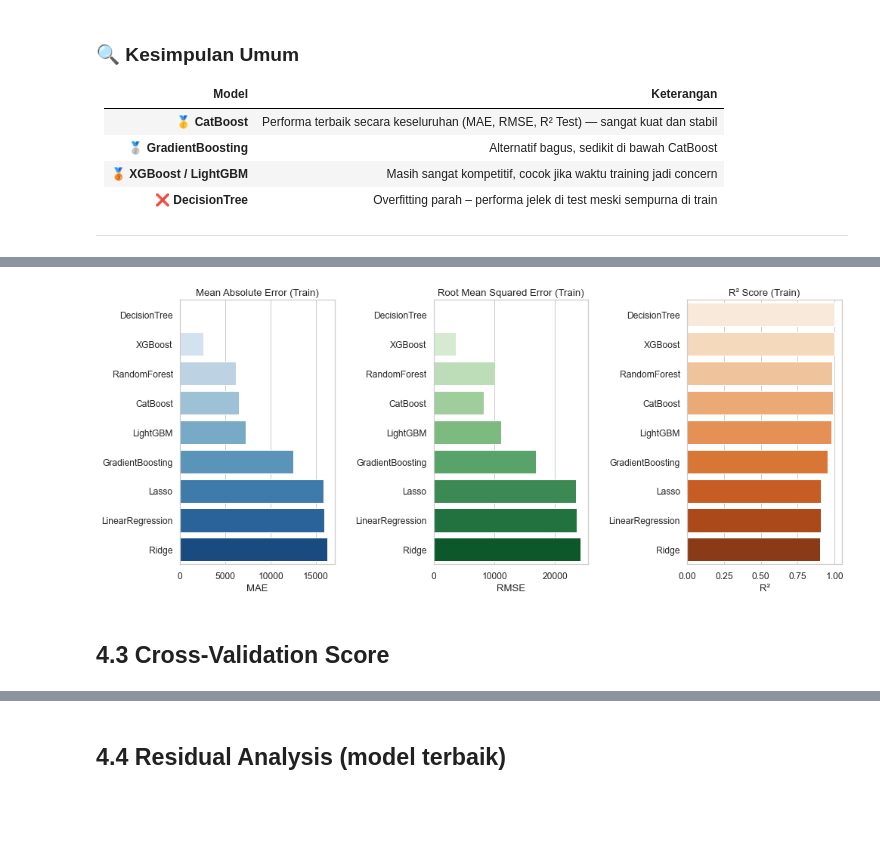
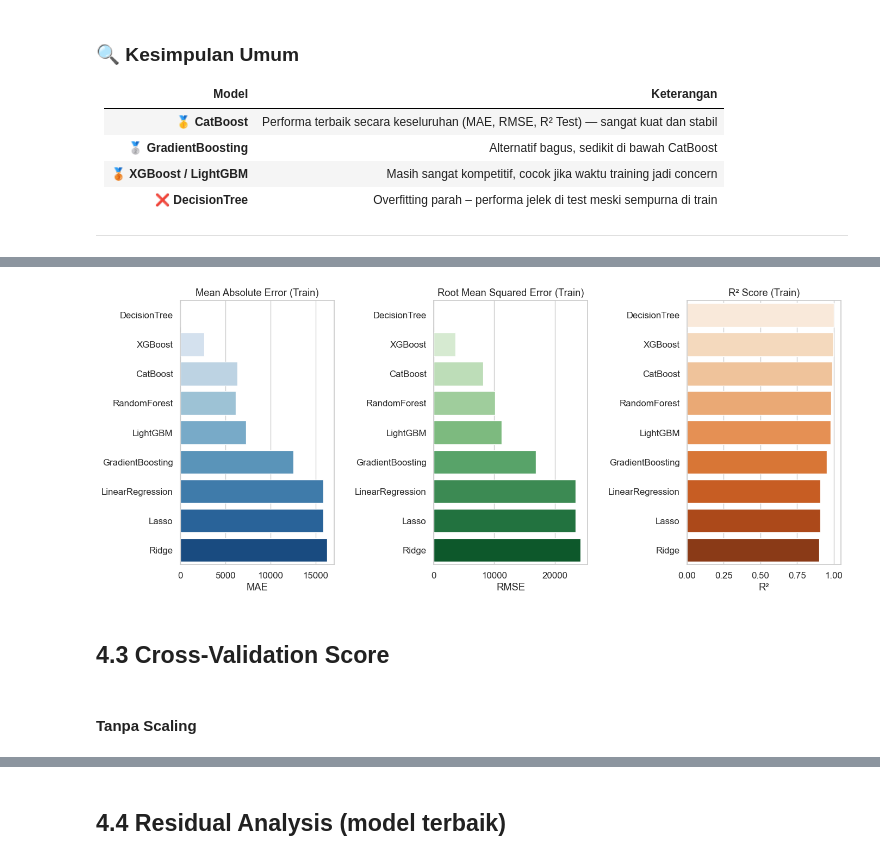
Before and after one commit to tegarpp354/LearningAI, a Jupyter notebook: Projects/1. AmesHousingPricePrediction/HousePricingPrediction.ipynb, the cells around one changed output, grey strips where cells are left out. Cells and saved outputs as stored; diff of their text form; code cells hidden in the pictures; blank space fills up the shorter version.

```diff
--- a/Projects/1. AmesHousingPricePrediction/HousePricingPrediction.ipynb
+++ b/Projects/1. AmesHousingPricePrediction/HousePricingPrediction.ipynb
@@ -343,4 +350,7 @@ top_corr_df
 | 9 | Garage Yr Blt | 0.526965 |
 # %% [markdown]
 ### 2.1.4 Visualisasi heatmap korelasi (top 10)
+# %%
+sns.set_style("whitegrid")  # ini yang benar untuk seaborn
+sns.set_palette("Set2")
 # %%
@@ -725,9 +1036,10 @@ CatBoost: [153117.03082404 101597.89198565 192261.08645847 137545.99647012
 # 11. Evaluasi performa
 def evaluate_model(y_true, y_pred):
     mae = mean_absolute_error(y_true, y_pred)
-    rmse = mean_squared_error(y_true, y_pred, squared=False)
+    rmse = mean_squared_error(y_true, y_pred) ** 0.5  # manual RMSE
     r2 = r2_score(y_true, y_pred)
     return mae, rmse, r2
+
 
 results = []
 
@@ -737,9 +1049,9 @@ for name, preds in predictions.items():
 
     results.append({
         "Model": name,
-        "MAE Train": mae_train,
-        "RMSE Train": rmse_train,
-        "R² Train": r2_train,
+        # "MAE Train": mae_train,
+        # "RMSE Train": rmse_train,
+        # "R² Train": r2_train,
         "MAE Test": mae_test,
         "RMSE Test": rmse_test,
         "R² Test": r2_test
@@ -816,3 +1122,21 @@ plt.show()
 | ❌ **DecisionTree**    | Overfitting parah – performa jelek di test meski sempurna di train                      |
 
 ---
+# %%
+results_train = []
+for name, preds in predictions.items():
+    mae_train, rmse_train, r2_train = evaluate_model(y_train, preds['train'])
+    mae_test, rmse_test, r2_test = evaluate_model(y_test, preds['test'])
+
+    results_train.append({
+        "Model": name,
+        "MAE Train": mae_train,
+        "RMSE Train": rmse_train,
+        "R² Train": r2_train,
+    })
+
+# Tampilkan sebagai DataFrame
+results_train_df = pd.DataFrame(results_train).sort_values(by="RMSE Train")
+pd.set_option('display.float_format', lambda x: '%.2f' % x)
+print("\n=== Evaluation Results ===")
+print(results_train_df)
@@ -819,42 +1155,37 @@ plt.show()
 # %%
-# Gunakan dataframe yang sama, tapi fokus pada metrik train
-# Drop model gagal jika ada
-results_filtered = results_df[results_df['R² Train'] > 0]  # Atau sesuaikan jika ada outlier
-
-# Urutkan berdasarkan MAE Train terkecil
-results_sorted_train = results_filtered.sort_values(by='MAE Train')
-
 # Set style
 sns.set(style="whitegrid", font_scale=1.1)
 plt.figure(figsize=(14, 6))
 
 # Plot MAE Train
 plt.subplot(1, 3, 1)
-sns.barplot(x='MAE Train', y='Model', data=results_sorted_train, palette='Blues')
+sns.barplot(x='MAE Train', y='Model', data=results_train_df, hue='Model', palette='Blues', legend=False)
 plt.title('Mean Absolute Error (Train)')
 plt.xlabel('MAE')
 plt.ylabel('')
 
 # Plot RMSE Train
 plt.subplot(1, 3, 2)
-sns.barplot(x='RMSE Train', y='Model', data=results_sorted_train, palette='Greens')
+sns.barplot(x='RMSE Train', y='Model', data=results_train_df, hue='Model', palette='Greens', legend=False)
 plt.title('Root Mean Squared Error (Train)')
 plt.xlabel('RMSE')
 plt.ylabel('')
 
 # Plot R² Train
 plt.subplot(1, 3, 3)
-sns.barplot(x='R² Train', y='Model', data=results_sorted_train, palette='Oranges')
+sns.barplot(x='R² Train', y='Model', data=results_train_df, hue='Model', palette='Oranges', legend=False)
 plt.title('R² Score (Train)')
 plt.xlabel('R²')
 plt.ylabel('')
 
 plt.tight_layout()
 plt.show()
 # %% [output]
-[figure, old version]
+[figure, new version]
 # %% [markdown]
 ## 4.3 Cross-Validation Score
+# %% [markdown]
+#### Tanpa Scaling
 # %%
 from sklearn.model_selection import cross_val_score
 from sklearn.metrics import make_scorer
```
Also changed, not shown: parts of 37 cells of this notebook, 16 other files.
